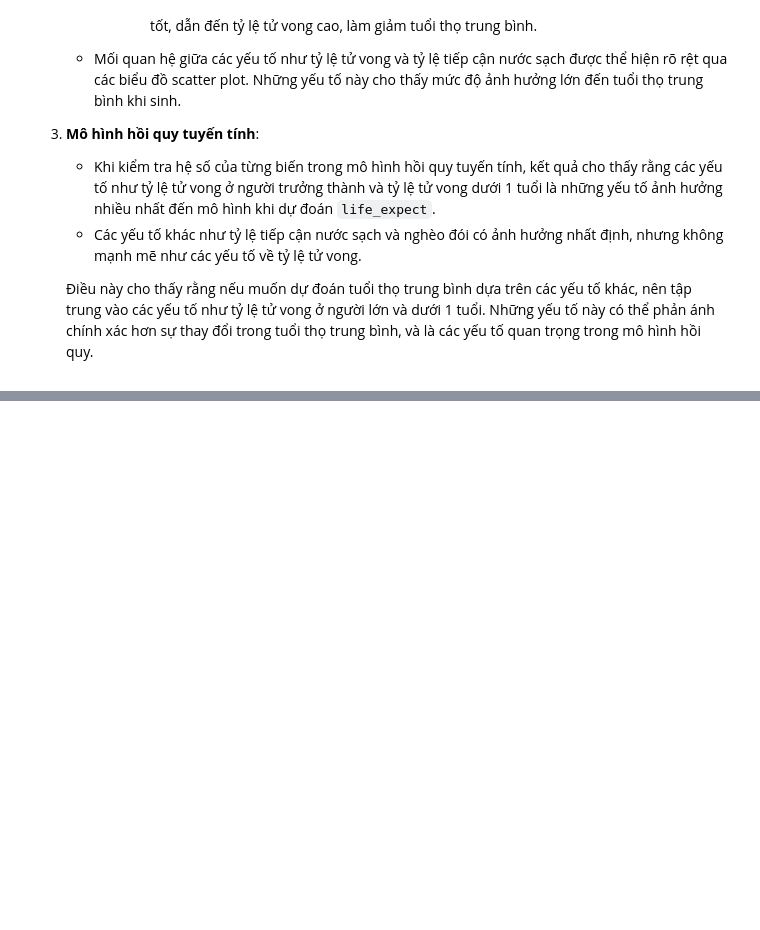
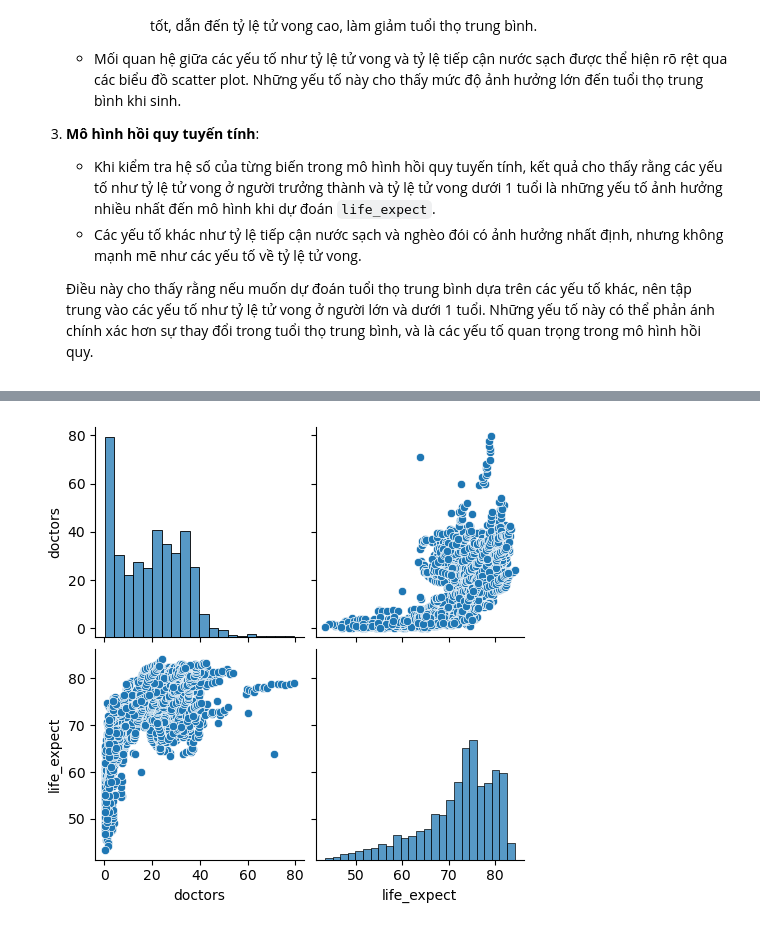
Before and after one commit to asde3458/P4DS, a Jupyter notebook: Source/Question.ipynb, the cells around one changed output, grey strips where cells are left out. Cells and saved outputs as stored; diff of their text form; code cells hidden in the pictures; blank space fills up the shorter version.

```diff
--- a/Source/Question.ipynb
+++ b/Source/Question.ipynb
@@ -655,0 +550,12 @@ plt.show()
+# %%
+# Tắt tất cả các cảnh báo
+warnings.filterwarnings("ignore")
+
+# Tạo DataFrame mới và loại bỏ những giá trị Nan
+df_health = data_df[['doctors', 'life_expect']].dropna()
+
+# Vẽ biểu đồ phân tán
+sns.pairplot(df_health)
+plt.show()
+# %% [output]
+[figure, added]
```
Also changed, not shown: parts of 31 cells of this notebook, 4 other files.
